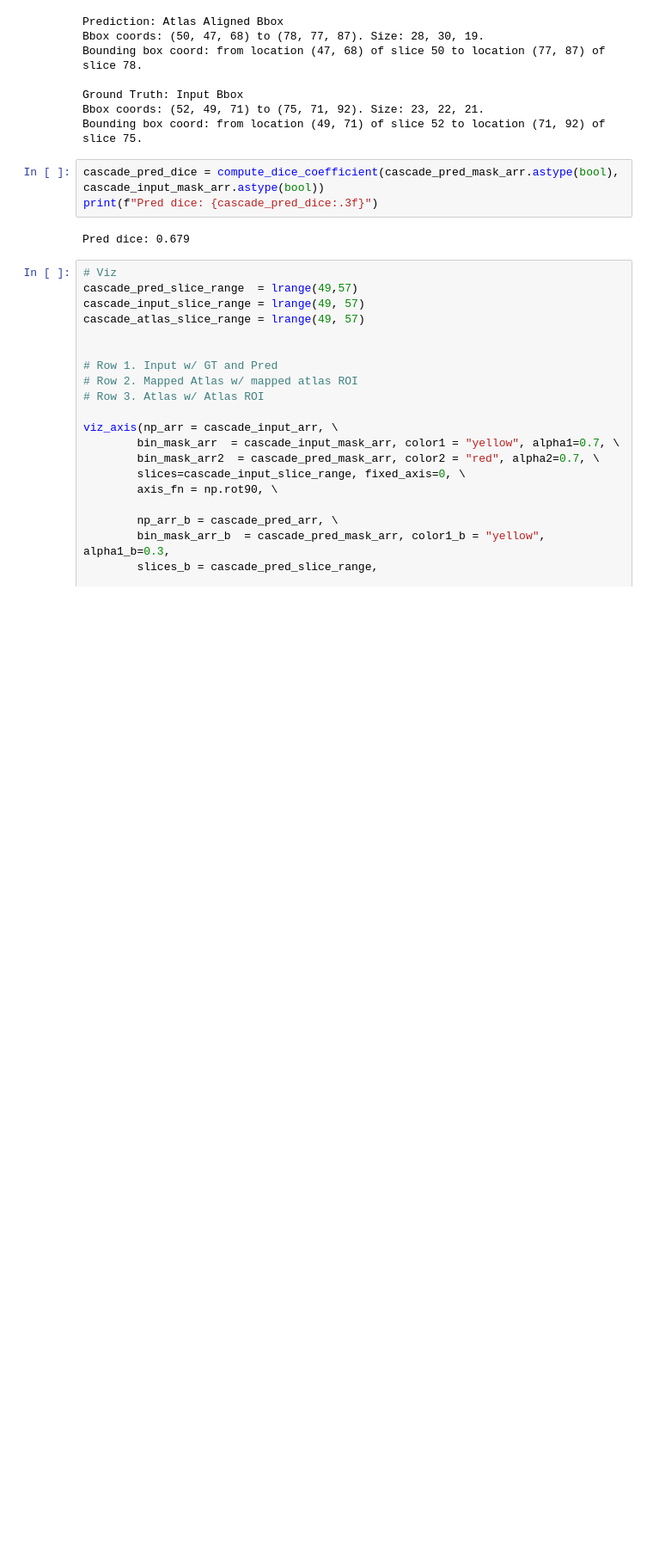
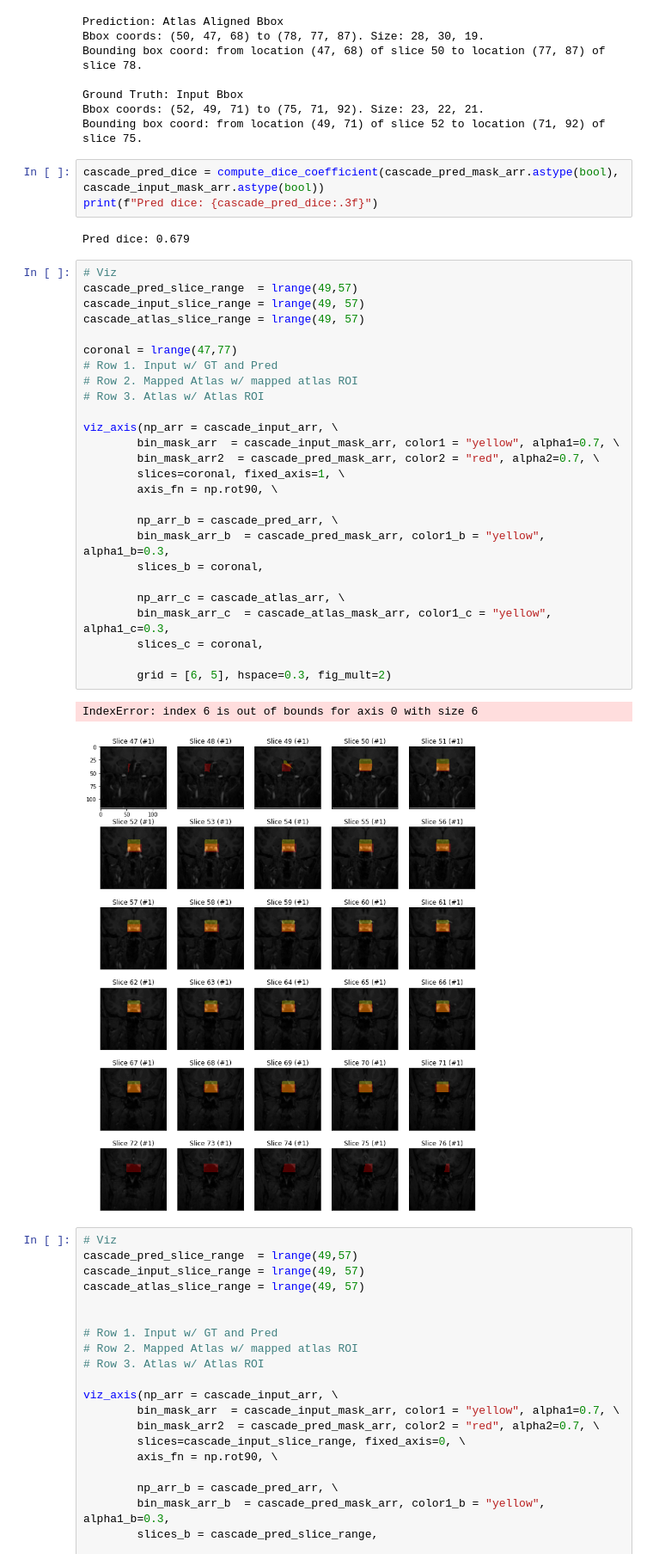
Before and after one commit to RGologorsky/DeepPit, a Jupyter notebook: 1 - Cascaded.ipynb, the cells around one changed output. Shown at 86% size. Drawn from its saved outputs; the diff is of its cells as text; blank space fills up the shorter version.

```diff
--- a/1 - Cascaded.ipynb
+++ b/1 - Cascaded.ipynb
@@ -708,6 +710,35 @@ cascade_pred_dice = compute_dice_coefficient(cascade_pred_mask_arr.astype(bool),
 print(f"Pred dice: {cascade_pred_dice:.3f}")
 # %% [output]
 Pred dice: 0.679
+# %%
+# Viz
+cascade_pred_slice_range  = lrange(49,57)
+cascade_input_slice_range = lrange(49, 57)
+cascade_atlas_slice_range = lrange(49, 57)
+
+coronal = lrange(47,77)
+# Row 1. Input w/ GT and Pred
+# Row 2. Mapped Atlas w/ mapped atlas ROI
+# Row 3. Atlas w/ Atlas ROI
+
+viz_axis(np_arr = cascade_input_arr, \
+        bin_mask_arr  = cascade_input_mask_arr, color1 = "yellow", alpha1=0.7, \
+        bin_mask_arr2  = cascade_pred_mask_arr, color2 = "red", alpha2=0.7, \
+        slices=coronal, fixed_axis=1, \
+        axis_fn = np.rot90, \
+
+        np_arr_b = cascade_pred_arr, \
+        bin_mask_arr_b  = cascade_pred_mask_arr, color1_b = "yellow", alpha1_b=0.3,
+        slices_b = coronal,
+
+        np_arr_c = cascade_atlas_arr, \
+        bin_mask_arr_c  = cascade_atlas_mask_arr, color1_c = "yellow", alpha1_c=0.3,
+        slices_c = coronal,
+
+        grid = [6, 5], hspace=0.3, fig_mult=2)
+# %% [output]
+IndexError: index 6 is out of bounds for axis 0 with size 6
+[figure, added]
 # %%
 # Viz
 cascade_pred_slice_range  = lrange(49,57)
```
Also changed, not shown: parts of 15 cells of this notebook, 14 other files.
